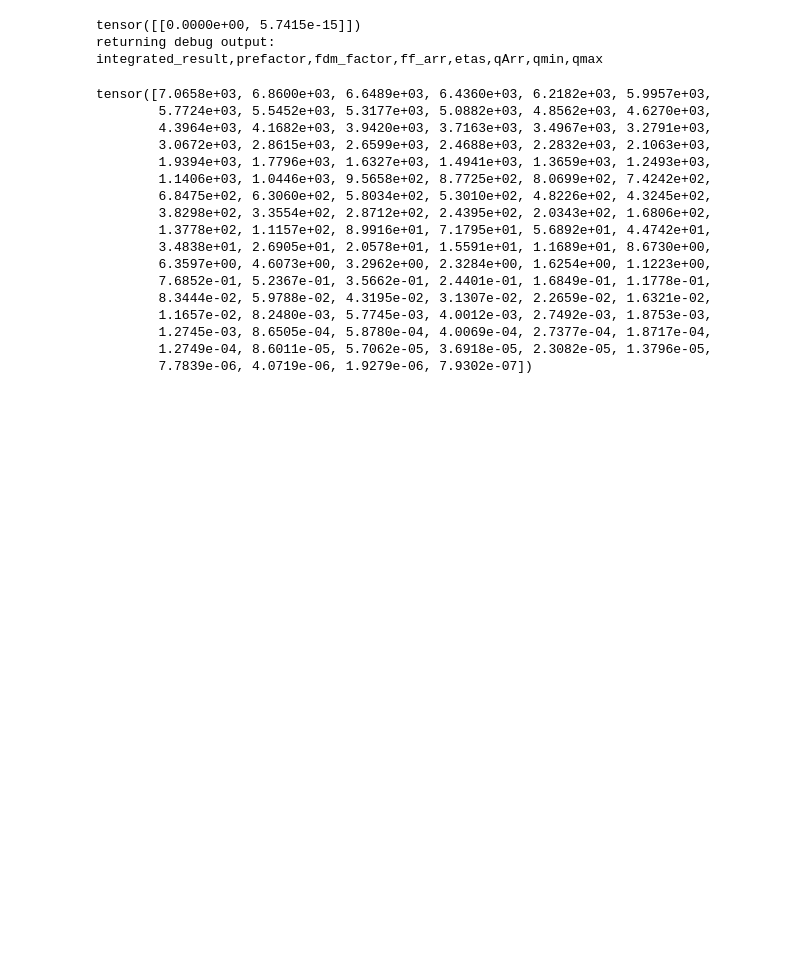
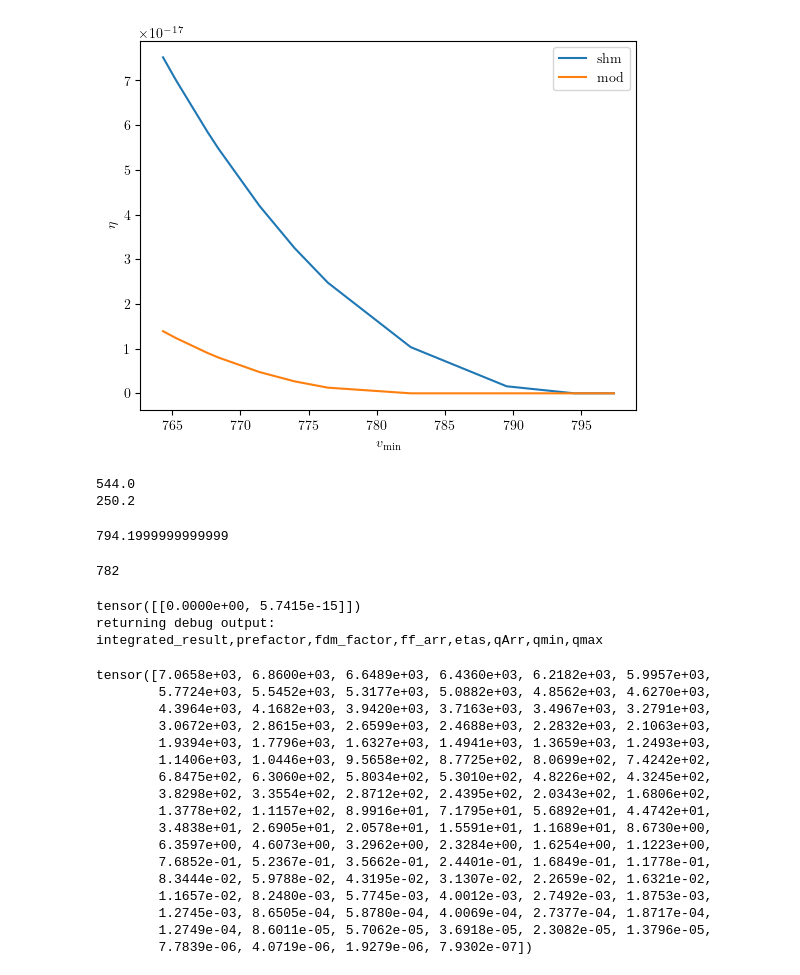
Before and after one commit to ande8412/DarkMatterRates, a Jupyter notebook: DMeRates_Validation.ipynb, the cells around one changed output. Cells and saved outputs as stored; diff of their text form; code cells hidden in the pictures; blank space fills up the shorter version.

```diff
--- a/DMeRates_Validation.ipynb
+++ b/DMeRates_Validation.ipynb
@@ -157,3 +113,26 @@ plt.close()
+# %%
+plt.plot(vmin_test,eta_test_shm,label='shm')
+plt.plot(vmin_test,eta_test_mod,label='mod')
+plt.xlabel('$v_{\mathrm{min}}$')
+plt.ylabel('$\eta$')
+plt.legend()
+plt.show()
+plt.close()
+# %% [output]
+[figure, added]
+# %%
+print(dmrates.vEscape/ (nu.km / nu.s) )
+print(dmrates.vEarth/ (nu.km / nu.s) )
+
+(dmrates.vEscape+ dmrates.vEarth) / (nu.km / nu.s)
+# %% [output]
+544.0
+250.2
+794.1999999999999
+# %%
+238 + 544
+# %% [output]
+782
 # %%
 # from QCDark.dark_matter_rates import d_rate_FanoQ,d_rate_RamanathanQ
 
```
Also changed, not shown: parts of 9 cells of this notebook, 2 other files.
